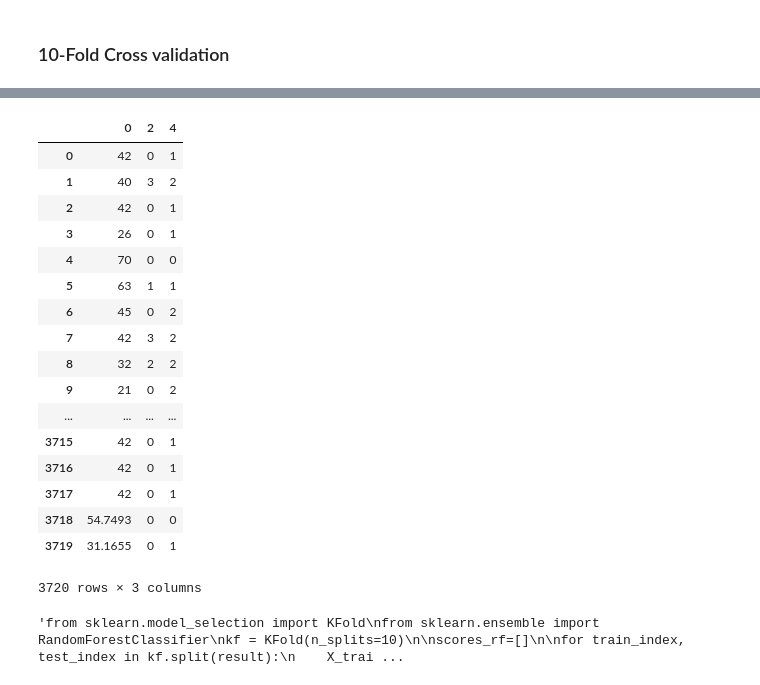
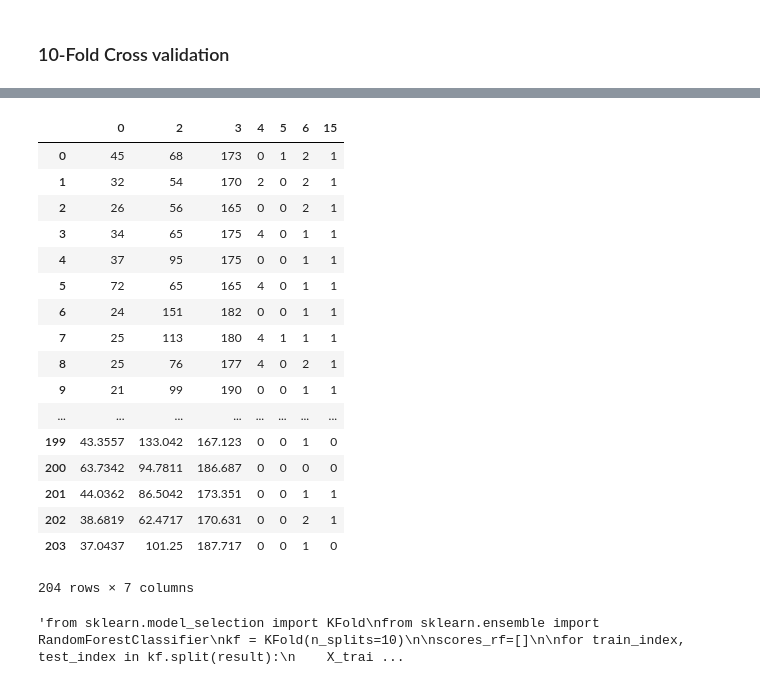
Before and after one commit to AHAMES/GraduationProject.Social.Media.Drug.Side.Effects.Classification, a Jupyter notebook: Classifier2/Classifier.ipynb, the cells around one changed output, grey strips where cells are left out. Drawn from its saved outputs; the diff is of its cells as text; code cells hidden in the pictures.

```diff
--- a/Classifier2/Classifier.ipynb
+++ b/Classifier2/Classifier.ipynb
@@ -57,6 +57,12 @@ def vectorizeCount(result):
         if result.at[i,'MentalCount']>3:
             result.at[i,'MentalCount']=2
 
+        if result.at[i,'ADRCount']==0:
+            result.at[i,'ADRCount']=0
+        if result.at[i,'ADRCount']>0 and result.at[i,'MentalCount']<=3:
+            result.at[i,'ADRCount']=1
+        if result.at[i,'ADRCount']>3:
+            result.at[i,'ADRCount']=2
 
         if result.at[i,'DieaseCount']==0:
             result.at[i,'DieaseCount']=0
@@ -228,7 +234,7 @@ def importance(result,result_labels):
     X_train, X_test, Y_train, Y_test = train_test_split(result, result_labels, test_size=0.30, random_state=42)
     X_train, X_test, Y_train, Y_test = pd.DataFrame(X_train),pd.DataFrame(X_test),pd.DataFrame(Y_train),pd.DataFrame(Y_test),
     #print(Counter(result_labels))
-    sel = SelectFromModel(RandomForestClassifier(n_estimators = 200))
+    sel = SelectFromModel(RandomForestClassifier(n_estimators = 500))
     sel.fit(X_train, Y_train)
     #print(sel.get_support())
     selected_feat= X_train.columns[(sel.get_support())]
@@ -273,24 +260,24 @@ Int64Index([0, 2, 6], dtype='int64')
 # %%
-pd.DataFrame(result)[res_feat]
+pd.DataFrame(weighted)[wei_feat]
 # %% [output]
-|  | 0 | 2 | 4 |
-| 0 | 42 | 0 | 1 |
-| 1 | 40 | 3 | 2 |
-| 2 | 42 | 0 | 1 |
-| 3 | 26 | 0 | 1 |
-| 4 | 70 | 0 | 0 |
-| 5 | 63 | 1 | 1 |
-| 6 | 45 | 0 | 2 |
-| 7 | 42 | 3 | 2 |
-| 8 | 32 | 2 | 2 |
-| 9 | 21 | 0 | 2 |
-| ... | ... | ... | ... |
-| 3715 | 42 | 0 | 1 |
-| 3716 | 42 | 0 | 1 |
-| 3717 | 42 | 0 | 1 |
-| 3718 | 54.7493 | 0 | 0 |
-| 3719 | 31.1655 | 0 | 1 |
+|  | 0 | 2 | 3 | 4 | 5 | 6 | 15 |
+| 0 | 45 | 68 | 173 | 0 | 1 | 2 | 1 |
+| 1 | 32 | 54 | 170 | 2 | 0 | 2 | 1 |
+| 2 | 26 | 56 | 165 | 0 | 0 | 2 | 1 |
+| 3 | 34 | 65 | 175 | 4 | 0 | 1 | 1 |
+| 4 | 37 | 95 | 175 | 0 | 0 | 1 | 1 |
+| 5 | 72 | 65 | 165 | 4 | 0 | 1 | 1 |
+| 6 | 24 | 151 | 182 | 0 | 0 | 1 | 1 |
+| 7 | 25 | 113 | 180 | 4 | 1 | 1 | 1 |
+| 8 | 25 | 76 | 177 | 4 | 0 | 2 | 1 |
+| 9 | 21 | 99 | 190 | 0 | 0 | 1 | 1 |
+| ... | ... | ... | ... | ... | ... | ... | ... |
+| 199 | 43.3557 | 133.042 | 167.123 | 0 | 0 | 1 | 0 |
+| 200 | 63.7342 | 94.7811 | 186.687 | 0 | 0 | 0 | 0 |
+| 201 | 44.0362 | 86.5042 | 173.351 | 0 | 0 | 1 | 1 |
+| 202 | 38.6819 | 62.4717 | 170.631 | 0 | 0 | 2 | 1 |
+| 203 | 37.0437 | 101.25 | 187.717 | 0 | 0 | 1 | 0 |
-3720 rows × 3 columns
+204 rows × 7 columns
 # %%
 '''from sklearn.model_selection import KFold
 from sklearn.ensemble import RandomForestClassifier
```
Also changed, not shown: parts of 11 cells of this notebook, 23 other files.
